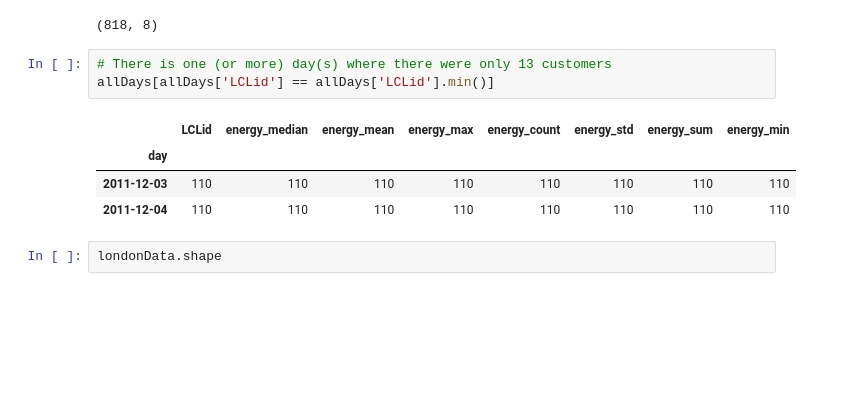
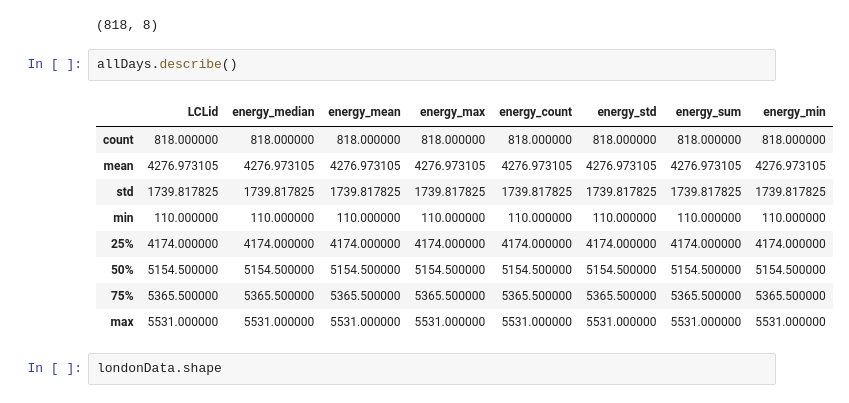
Before and after one commit to brepowell/EnergyConsumption, a Jupyter notebook: LondonDataExploration.ipynb, the cells around one changed output. Saved outputs shown, nothing was run; the diff lists cells and outputs as text; blank space fills up the shorter version.

```diff
--- a/LondonDataExploration.ipynb
+++ b/LondonDataExploration.ipynb
@@ -176,14 +178,18 @@ allDays = londonData.groupby("day").count()
 allDays.shape
 # %% [output]
 (818, 8)
-# %%
-# There is one (or more) day(s) where there were only 13 customers
-allDays[allDays['LCLid'] == allDays['LCLid'].min()]
-# %% [output]
-|  | LCLid | energy_median | energy_mean | energy_max | energy_count | energy_std | energy_sum | energy_min |
-| day |  |  |  |  |  |  |  |  |
-| 2011-12-03 | 110 | 110 | 110 | 110 | 110 | 110 | 110 | 110 |
-| 2011-12-04 | 110 | 110 | 110 | 110 | 110 | 110 | 110 | 110 |
+# %%
+allDays.describe()
+# %% [output]
+|  | LCLid | energy_median | energy_mean | energy_max | energy_count | energy_std | energy_sum | energy_min |
+| count | 818.000000 | 818.000000 | 818.000000 | 818.000000 | 818.000000 | 818.000000 | 818.000000 | 818.000000 |
+| mean | 4276.973105 | 4276.973105 | 4276.973105 | 4276.973105 | 4276.973105 | 4276.973105 | 4276.973105 | 4276.973105 |
+| std | 1739.817825 | 1739.817825 | 1739.817825 | 1739.817825 | 1739.817825 | 1739.817825 | 1739.817825 | 1739.817825 |
+| min | 110.000000 | 110.000000 | 110.000000 | 110.000000 | 110.000000 | 110.000000 | 110.000000 | 110.000000 |
+| 25% | 4174.000000 | 4174.000000 | 4174.000000 | 4174.000000 | 4174.000000 | 4174.000000 | 4174.000000 | 4174.000000 |
+| 50% | 5154.500000 | 5154.500000 | 5154.500000 | 5154.500000 | 5154.500000 | 5154.500000 | 5154.500000 | 5154.500000 |
+| 75% | 5365.500000 | 5365.500000 | 5365.500000 | 5365.500000 | 5365.500000 | 5365.500000 | 5365.500000 | 5365.500000 |
+| max | 5531.000000 | 5531.000000 | 5531.000000 | 5531.000000 | 5531.000000 | 5531.000000 | 5531.000000 | 5531.000000 |
 # %%
 londonData.shape
 # %% [output]
```
Also changed, not shown: parts of 24 cells of this notebook.
